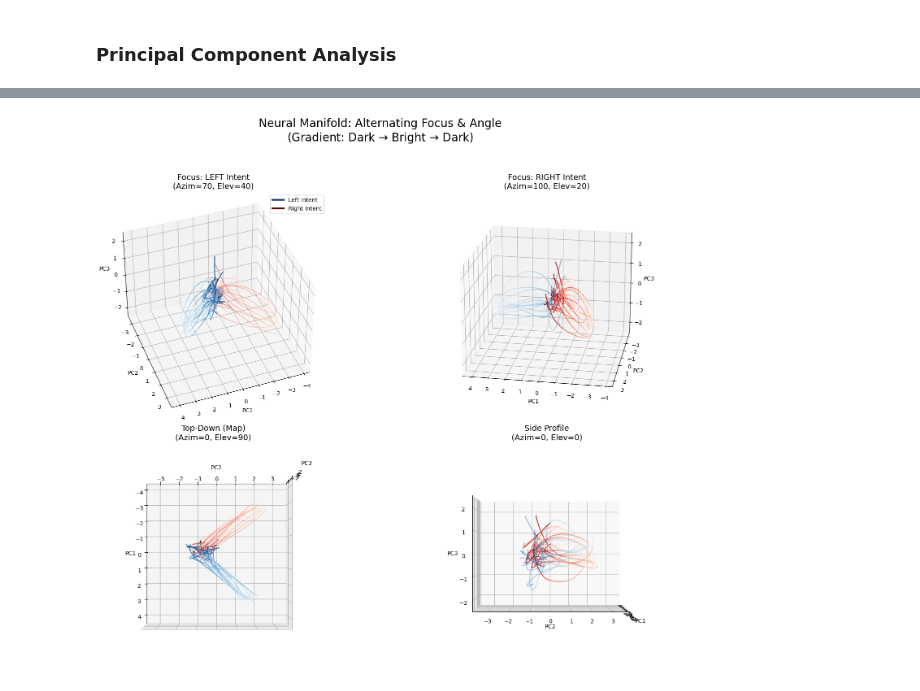
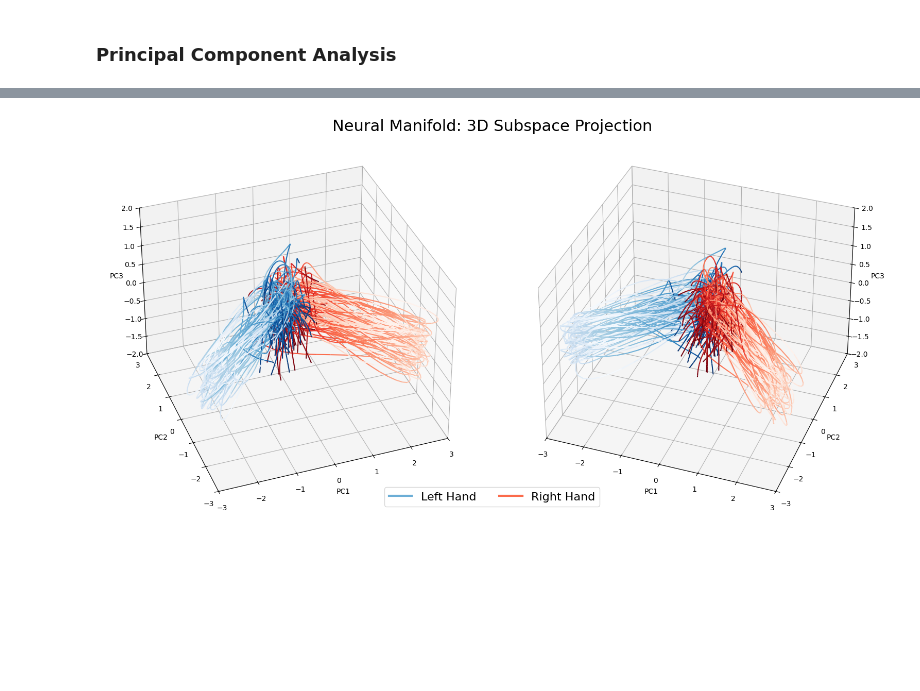
Before and after one commit to mattia-3rne/neural-manifold-decoding-via-spectral-pca, a Jupyter notebook: notebooks/03_manifold_decoding.ipynb, the cells around one changed output, grey strips where cells are left out. Saved outputs shown, nothing was run; the diff lists cells and outputs as text; code cells hidden in the pictures; blank space fills up the shorter version.

Commit message:
initial results and notebooks

```diff
--- a/notebooks/03_manifold_decoding.ipynb
+++ b/notebooks/03_manifold_decoding.ipynb
@@ -83,100 +85,81 @@ Projected Data Shape: (20, 61, 3)
 # %%
-import numpy as np
-import matplotlib.pyplot as plt
-from mpl_toolkits.mplot3d import Axes3D
-from mpl_toolkits.mplot3d.art3d import Line3DCollection
-from scipy.ndimage import gaussian_filter1d
 
-# --- 1. PREPARE DATA ---
-# Ensure we have the indices
+# Preparing Data
 left_idxs = np.where(y_labels == 'Left')[0]
 right_idxs = np.where(y_labels == 'Right')[0]
 sigma_smooth = 4.5
 
-# --- 2. DEFINE PLOTTING FUNCTION ---
+# Plotting function
 def plot_symmetric_gradient(ax, x, y, z, cmap, base_alpha=0.9, lw=2):
-    """
-    Plots a 3D trajectory with a 'Dark -> Bright -> Dark' color gradient.
-    """
     points = np.array([x, y, z]).T.reshape(-1, 1, 3)
     segments = np.concatenate([points[:-1], points[1:]], axis=1)
     n_seg = len(segments)
 
-    # LINEAR TIME: 0.0 to 1.0
     t = np.linspace(0.0, 1.0, n_seg)
-
-    # TRIANGLE WAVE FOR BRIGHTNESS: 0.0 -> 1.0 -> 0.0
-    # This creates the "Dark -> Bright -> Dark" effect if using a Dark->Light colormap
     color_indices = 1.0 - 2.0 * np.abs(t - 0.5)
 
-    # MAP COLORS
     colors = cmap(color_indices)
-
-    # SET ALPHA
-    # We apply the requested base_alpha uniformly to maintain the "Focus" effect
     colors[:, 3] = base_alpha
 
-    # Create collection
     lc = Line3DCollection(segments, colors=colors, linewidths=lw)
     ax.add_collection(lc)
 
-# --- 3. SETUP FIGURE ---
-fig = plt.figure(figsize=(18, 14))
-fig.suptitle(f"Neural Manifold: Alternating Focus & Angle\n(Gradient: Dark $\u2192$ Bright $\u2192$ Dark)", fontsize=20)
+# figure setup
+fig = plt.figure(figsize=(16, 8))
+fig.suptitle("Neural Manifold: 3D Subspace Projection", fontsize=22)
 
-# Configurations for the 4 plots
-# (Elevation, Azimuth, Left_Alpha, Right_Alpha, Title_Suffix)
 configs = [
-    (40, 70,  0.9, 0.4, "Focus: LEFT Intent"),    # Standard view, Left Opaque
-    (20, 100,  0.4, 0.9, "Focus: RIGHT Intent"),   # Reverse view, Right Opaque
-    (90, 0,    0.9, 0.4, "Top-Down (Map)"),        # Top view, Left Opaque
-    (0, 0,     0.4, 0.9, "Side Profile")           # Side view, Right Opaque
+    (35, 250),
+    (35, 290)
 ]
 
-# Get data limits for consistent scaling
 all_data = X_pca_3d.reshape(-1, 3)
-xlims = (all_data[:,0].min(), all_data[:,0].max())
-ylims = (all_data[:,1].min(), all_data[:,1].max())
-#zlims = (all_data[:,2].min(), all_data[:,2].max())
-zlims = (-2.5, 2.5)
+xlims = (-3.0, 3.0)
+ylims = (-3.0, 3.0)
+zlims = (-2.0, 2.0)
 
-# --- 4. PLOTTING LOOP ---
-for i, (elev, azim, alpha_L, alpha_R, title) in enumerate(configs):
-    ax = fig.add_subplot(2, 2, i+1, projection='3d')
+# Plotting loop
+for i, (elev, azim) in enumerate(configs):
+    ax = fig.add_subplot(1, 2, i+1, projection='3d')
 
-    # Plot LEFT Trials (Blue Theme)
-    # Blues_r: 0.0 is Dark Blue, 1.0 is White.
-    # Our triangle wave goes 0 -> 1 -> 0, so Dark -> Bright -> Dark.
+    # Left trials
     for idx in left_idxs:
         traj = gaussian_filter1d(X_pca_3d[idx, :, :], sigma=sigma_smooth, axis=0)
         plot_symmetric_gradient(ax, traj[:,0], traj[:,1], traj[:,2],
-                                cmap=plt.cm.Blues_r, base_alpha=alpha_L, lw=1.5)
+                                cmap=plt.cm.Blues_r, base_alpha=1.0, lw=1.5)
 
-    # Plot RIGHT Trials (Red Theme)
-    # Reds_r: 0.0 is Dark Red, 1.0 is White.
+    # Right trials
     for idx in right_idxs:
         traj = gaussian_filter1d(X_pca_3d[idx, :, :], sigma=sigma_smooth, axis=0)
         plot_symmetric_gradient(ax, traj[:,0], traj[:,1], traj[:,2],
-                                cmap=plt.cm.Reds_r, base_alpha=alpha_R, lw=1.5)
+                                cmap=plt.cm.Reds_r, base_alpha=1.0, lw=1.5)
 
-    # Set View and Labels
+
     ax.view_init(elev=elev, azim=azim)
-    ax.set_title(f"{title}\n(Azim={azim}, Elev={elev})", fontsize=14)
+
     ax.set_xlabel('PC1')
     ax.set_ylabel('PC2')
     ax.set_zlabel('PC3')
 
-    # Enforce constant limits so plots are comparable
     ax.set_xlim(xlims)
     ax.set_ylim(ylims)
     ax.set_zlim(zlims)
 
-    # Legend Proxy Lines (Colored to match the "Dark" start/end of the gradient)
-    if i == 0: # Only add legend to first plot to save space
-        ax.plot([], [], [], color=plt.cm.Blues_r(0.0), lw=3, label='Left Intent')
-        ax.plot([], [], [], color=plt.cm.Reds_r(0.0), lw=3, label='Right Intent')
-        ax.legend(loc='upper right')
+# Creating legend
+proxy_left = mlines.Line2D([], [], color=plt.cm.Blues_r(0.5), lw=3, label='Left Hand')
+proxy_right = mlines.Line2D([], [], color=plt.cm.Reds_r(0.5), lw=3, label='Right Hand')
 
-plt.tight_layout(rect=[0, 0, 1, 0.95])
+fig.legend(handles=[proxy_left, proxy_right], loc='upper center',
+           ncol=2, fontsize=16, frameon=True, bbox_to_anchor=(0.5, 0.1))
+
+# Saving the figure
+save_dir = '../data/03_results'
+os.makedirs(save_dir, exist_ok=True)
+save_path = os.path.join(save_dir, 'neural_manifold_static.png')
+
+plt.savefig(save_path, dpi=300)
+print(f"Plot saved to {save_dir}")
+
+plt.tight_layout()
 plt.show()
 # %% [output]
@@ -183 +167 @@ plt.show()
-[figure, old version]
+[figure, new version]
```
Also changed, not shown: parts of 10 cells of this notebook, 11 other files.
